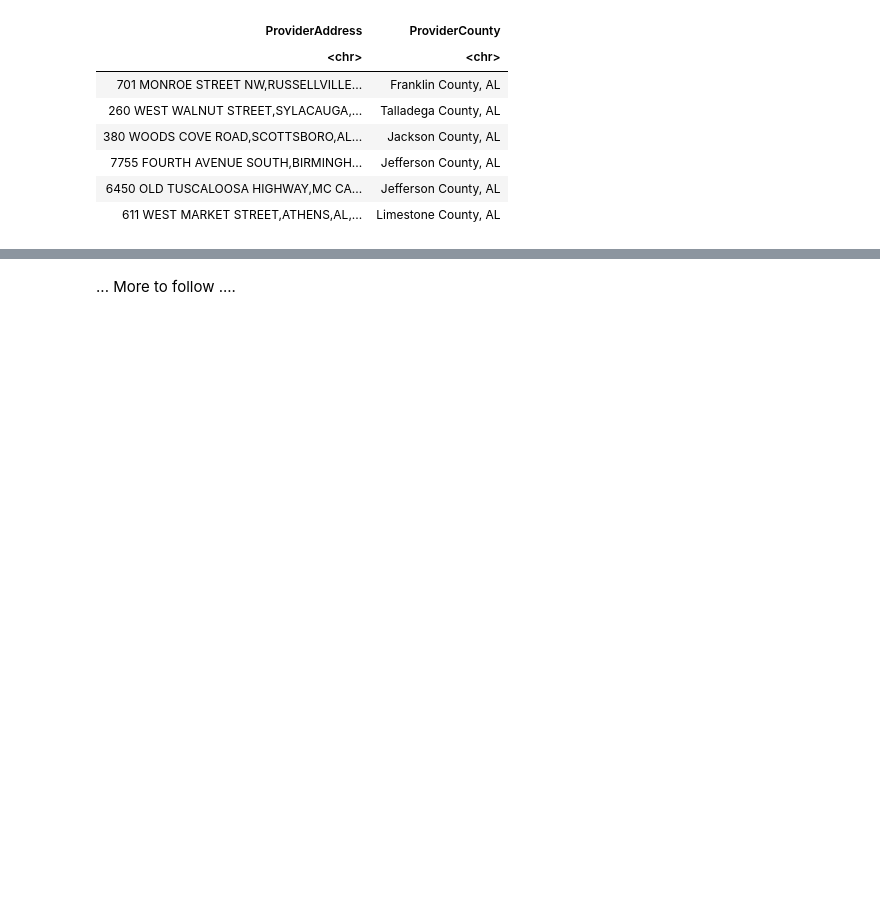
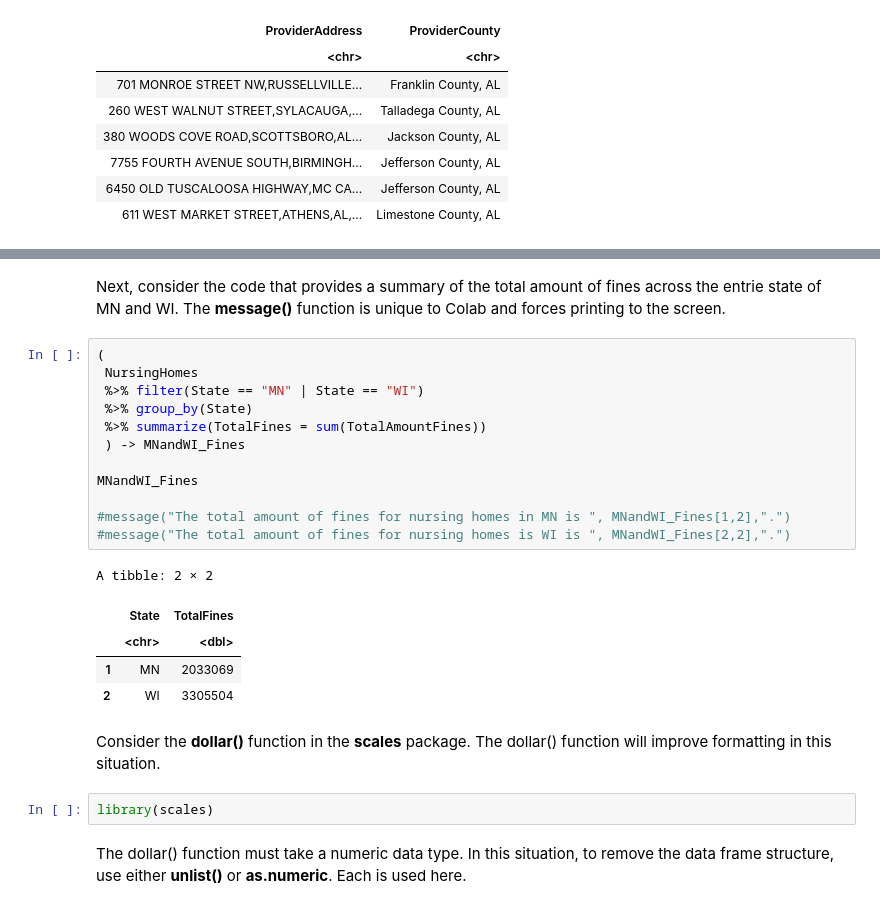
Before and after one commit to yardsale8/DSCI325, a Jupyter notebook: Module3_Part3_R.ipynb, the cells around one changed output, grey strips where cells are left out. Drawn from its saved outputs; the diff is of its cells as text; blank space fills up the shorter version.

```diff
--- a/Module3_Part3_R.ipynb
+++ b/Module3_Part3_R.ipynb
@@ -550,5 +554,29 @@ A tibble: 6 × 35
 | 15014 | EASTVIEW REHABILITATION & HEALTHC... | 7755 FOURTH AVENUE SOUTH,BIRMINGH... | AL | Jefferson County, AL | For profit - Individual | 92 | ... |
 | 15015 | PLANTATION MANOR NURSING HOME | 6450 OLD TUSCALOOSA HIGHWAY,MC CA... | AL | Jefferson County, AL | For profit - Individual | 103 | ... |
 | 15016 | ATHENS HEALTH AND REHABILITATION LLC | 611 WEST MARKET STREET,ATHENS,AL,... | AL | Limestone County, AL | For profit - Corporation | 149 | ... |
-# %% [markdown]
-...  More to follow ....
+# %% [markdown]
+Next, consider the code that provides a summary of the total amount of fines across the entrie state of MN and WI.  The <strong>message()</strong> function is unique to Colab and forces printing to the screen.
+# %%
+(
+ NursingHomes
+ %>% filter(State == "MN" | State == "WI")
+ %>% group_by(State)
+ %>% summarize(TotalFines = sum(TotalAmountFines))
+ ) -> MNandWI_Fines
+
+MNandWI_Fines
+
+#message("The total amount of fines for nursing homes in MN is ", MNandWI_Fines[1,2],".")
+#message("The total amount of fines for nursing homes is WI is ", MNandWI_Fines[2,2],".")
+# %% [output]
+A tibble: 2 × 2
+|  | State | TotalFines |
+|  | <chr> | <dbl> |
+| 1 | MN | 2033069 |
+| 2 | WI | 3305504 |
+# %% [markdown]
+Consider the <strong>dollar()</strong> function in the <strong>scales</strong> package.  The dollar() function will improve formatting in this situation.
+# %%
+library(scales)
+# %% [markdown]
+The dollar() function must take a numeric data type.  In this situation, to remove the data frame structure, use either <strong>unlist()</strong> or <strong>as.numeric</strong>.  Each is used here.
```
Also changed, not shown: parts of 17 cells of this notebook.
